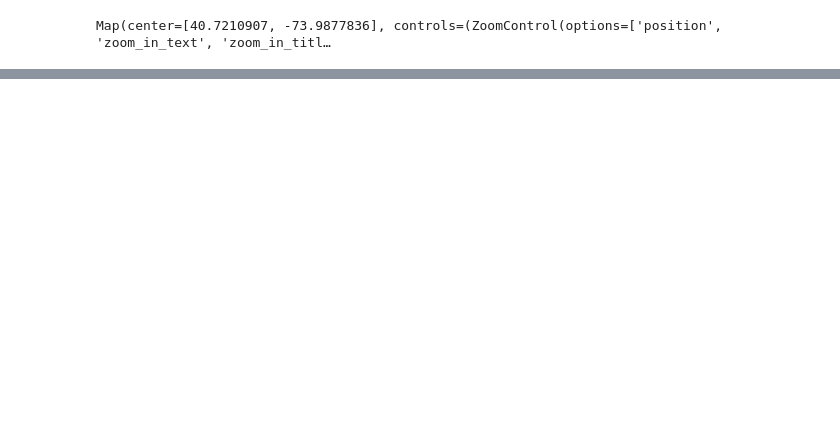
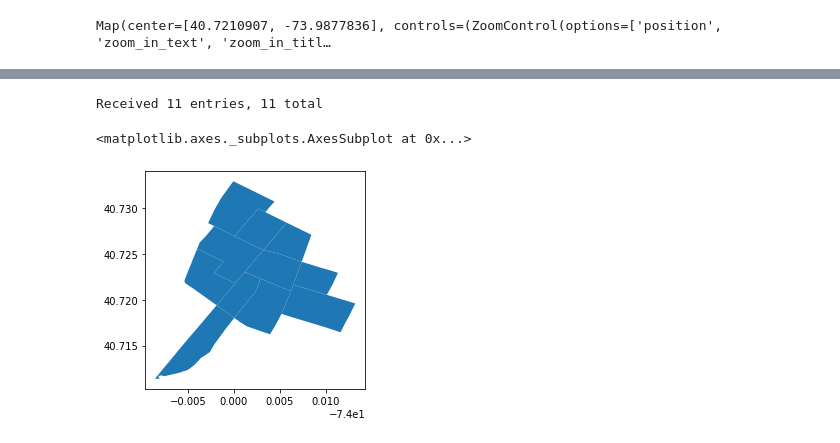
Before and after one commit to tolaoniyangi/capstone, a Jupyter notebook: maps_working-updated.ipynb, the cells around one changed output, grey strips where cells are left out. Saved outputs shown, nothing was run; the diff lists cells and outputs as text; code cells hidden in the pictures; blank space fills up the shorter version.

```diff
--- a/maps_working-updated.ipynb
+++ b/maps_working-updated.ipynb
@@ -156,3 +103,47 @@ def find_location():
+# %%
+def import_censustracts():
+    bounding_box = half_mi.envelope
+    df = gpd.GeoDataFrame(gpd.GeoSeries(bounding_box), columns=['geometry'])
+    minx, miny, maxx, maxy = df.geometry.total_bounds
+    bounds = minx, miny, maxx, maxy
+
+    # census tracts link
+    endpoint = 'https://tigerweb.geo.census.gov/arcgis/rest/services/TIGERweb/Tracts_Blocks/MapServer/4/query'
+    s = requests.session()
+    s.params = {
+        'geometry': str(bounds),
+        'geometryType': 'esriGeometryEnvelope',
+        'inSR': 4326,
+        'spatialRel': 'esriSpatialRelIntersects',
+        'outFields': 'GEOID,STATE,NAME,STGEOMETRY,OBJECTID',
+        'returnGeometry': True,
+        'f': 'geojson',
+    }
+    start = 0
+    done = False
+    features = []
+    crs = None
+    while not done:
+        r = s.get(endpoint, params={
+            'resultOffset': start,
+            'resultRecordCount': 32,
+        })
+        censusgeo = geojson.loads(r.text)
+        newfeats = censusgeo.__geo_interface__['features']
+        if newfeats:
+            features.extend(newfeats)
+            crs=censusgeo.__geo_interface__['crs']
+            start += len(newfeats)
+            print("Received", len(newfeats), "entries,", start, "total")
+        else:
+            done = True
+
+    tracts = gpd.GeoDataFrame.from_features(features, crs=crs)
+    return tracts
+# %% [output]
+Received 11 entries, 11 total
+<matplotlib.axes._subplots.AxesSubplot at 0x...>
+[figure, added]
 # %%
 def download_acs():
     api_key = '9330dc4bf086a84f19fb412bb15f232507301de6'
```
Also changed, not shown: parts of 5 cells of this notebook, 1 other file.
